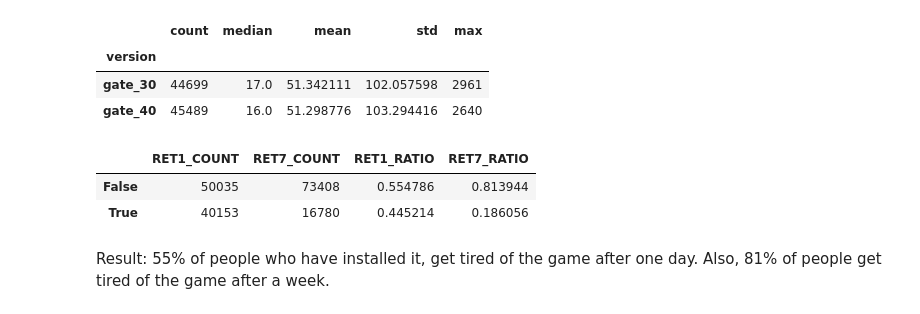
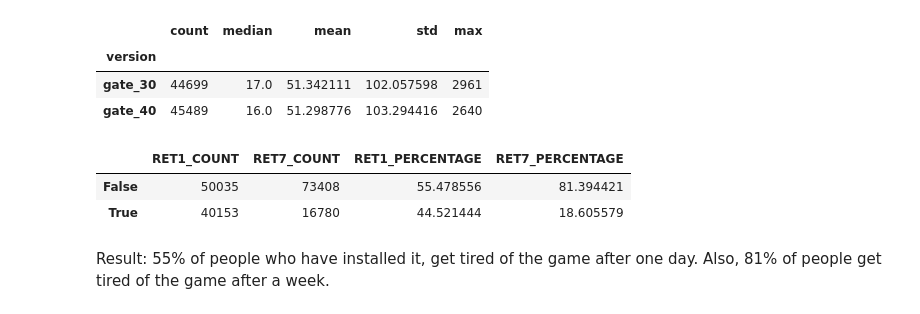
Before and after one commit to AmirrezaMadadi/Cookie-Cats-App, a Jupyter notebook: cookie_cats.ipynb, the cells around one changed output. Saved outputs shown, nothing was run; the diff lists cells and outputs as text; code cells hidden in the pictures.

```diff
--- a/cookie_cats.ipynb
+++ b/cookie_cats.ipynb
@@ -260,14 +260,14 @@ data.groupby('version').sum_gamerounds.agg(["count", "median", "mean", "std", "m
 # %%
 pd.DataFrame({
     'RET1_COUNT': data['retention_1'].value_counts(),
     'RET7_COUNT': data['retention_7'].value_counts(),
-    'RET1_RATIO': data['retention_1'].value_counts() / len(data),
-    'RET7_RATIO': data['retention_7'].value_counts() / len(data)
+    'RET1_PERCENTAGE': (data['retention_1'].value_counts() / len(data)) * 100,
+    'RET7_PERCENTAGE': (data['retention_7'].value_counts() / len(data)) * 100
 })
 # %% [output]
-|  | RET1_COUNT | RET7_COUNT | RET1_RATIO | RET7_RATIO |
-| False | 50035 | 73408 | 0.554786 | 0.813944 |
-| True | 40153 | 16780 | 0.445214 | 0.186056 |
+|  | RET1_COUNT | RET7_COUNT | RET1_PERCENTAGE | RET7_PERCENTAGE |
+| False | 50035 | 73408 | 55.478556 | 81.394421 |
+| True | 40153 | 16780 | 44.521444 | 18.605579 |
 # %% [markdown]
 Result: 55% of people who have installed it, get tired of the game after one day. Also, 81% of people get tired of the game after a week.
 # %% [markdown]
```
Also changed, not shown: parts of 12 cells of this notebook.
